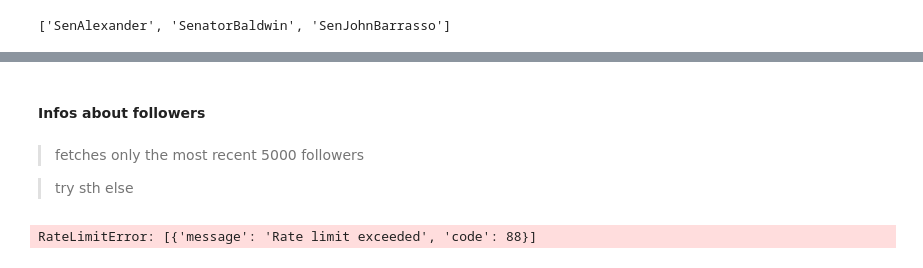
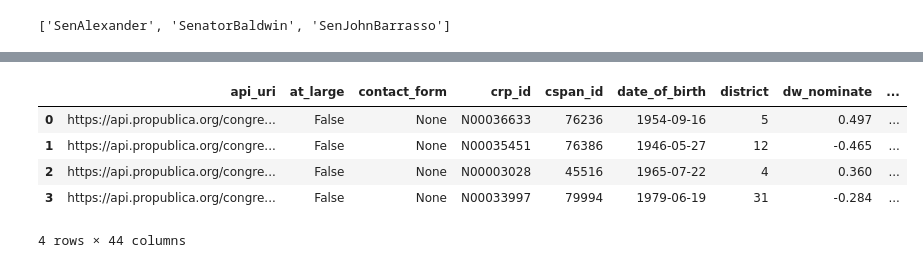
Before and after one commit to philippschmalen/Project_tsds, a Jupyter notebook: Congress_twitter_link.ipynb, the cells around one changed output, grey strips where cells are left out. Cells and saved outputs as stored; diff of their text form; code cells hidden in the pictures.

```diff
--- a/Congress_twitter_link.ipynb
+++ b/Congress_twitter_link.ipynb
@@ -235,4 +210,2 @@ Average Tweets per day among twitter users:  1.8391823073634934
 # %%
 import seaborn as sns
-# %% [markdown]
-#### Infos about followers
@@ -244,8 +212,9 @@ len(get_follower_ids(account_list[0])) #somehow stopping at 5000!
-# %% [markdown]
->fetches only the most recent 5000 followers
-
- > try sth else
-# %%
-auth_api.followers(account_list[0])
-# %% [output]
-RateLimitError: [{'message': 'Rate limit exceeded', 'code': 88}]
+# %%
+df_house.groupby(by='party')
+# %% [output]
+|  | api_uri | at_large | contact_form | crp_id | cspan_id | date_of_birth | district | dw_nominate | ... |
+| 0 | https://api.propublica.org/congre... | False | None | N00036633 | 76236 | 1954-09-16 | 5 | 0.497 | ... |
+| 1 | https://api.propublica.org/congre... | False | None | N00035451 | 76386 | 1946-05-27 | 12 | -0.465 | ... |
+| 2 | https://api.propublica.org/congre... | False | None | N00003028 | 45516 | 1965-07-22 | 4 | 0.360 | ... |
+| 3 | https://api.propublica.org/congre... | False | None | N00033997 | 79994 | 1979-06-19 | 31 | -0.284 | ... |
+4 rows × 44 columns
```
Also changed, not shown: parts of 45 cells of this notebook, 10 other files.
